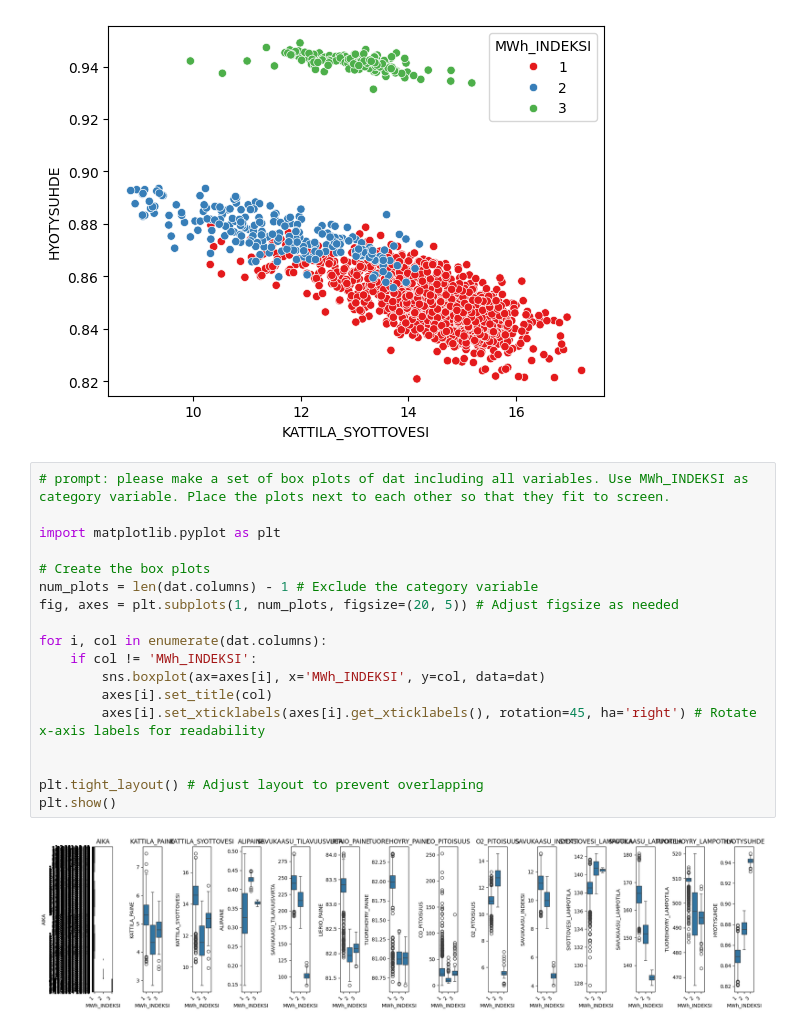
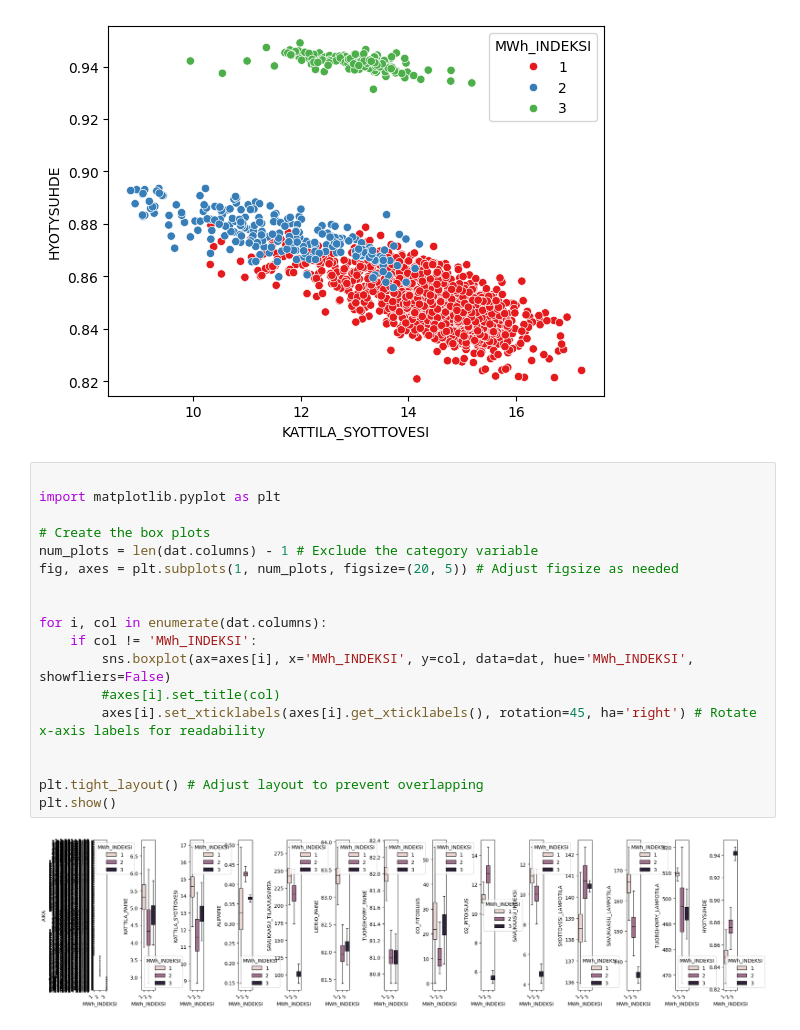
Before and after one commit to rerkki/analytiikkaharjoitukset, a Jupyter notebook: Systeemi_4.ipynb, the cells around one changed output. Cells and saved outputs as stored; diff of their text form.

```diff
--- a/Systeemi_4.ipynb
+++ b/Systeemi_4.ipynb
@@ -25,22 +25,22 @@ sns.scatterplot(x=dat['KATTILA_SYOTTOVESI'], y=dat['HYOTYSUHDE'], data=dat, hue=
 # %% [output]
 [figure]
 # %%
-# prompt: please make a set of box plots of dat including all variables. Use MWh_INDEKSI as category variable. Place the plots next to each other so that they fit to screen.
 
 import matplotlib.pyplot as plt
 
 # Create the box plots
 num_plots = len(dat.columns) - 1 # Exclude the category variable
 fig, axes = plt.subplots(1, num_plots, figsize=(20, 5)) # Adjust figsize as needed
 
+
 for i, col in enumerate(dat.columns):
     if col != 'MWh_INDEKSI':
-        sns.boxplot(ax=axes[i], x='MWh_INDEKSI', y=col, data=dat)
-        axes[i].set_title(col)
+        sns.boxplot(ax=axes[i], x='MWh_INDEKSI', y=col, data=dat, hue='MWh_INDEKSI', showfliers=False)
+        #axes[i].set_title(col)
         axes[i].set_xticklabels(axes[i].get_xticklabels(), rotation=45, ha='right') # Rotate x-axis labels for readability
 
 
 plt.tight_layout() # Adjust layout to prevent overlapping
 plt.show()
 # %% [output]
-[figure, old version]
+[figure, new version]
```
